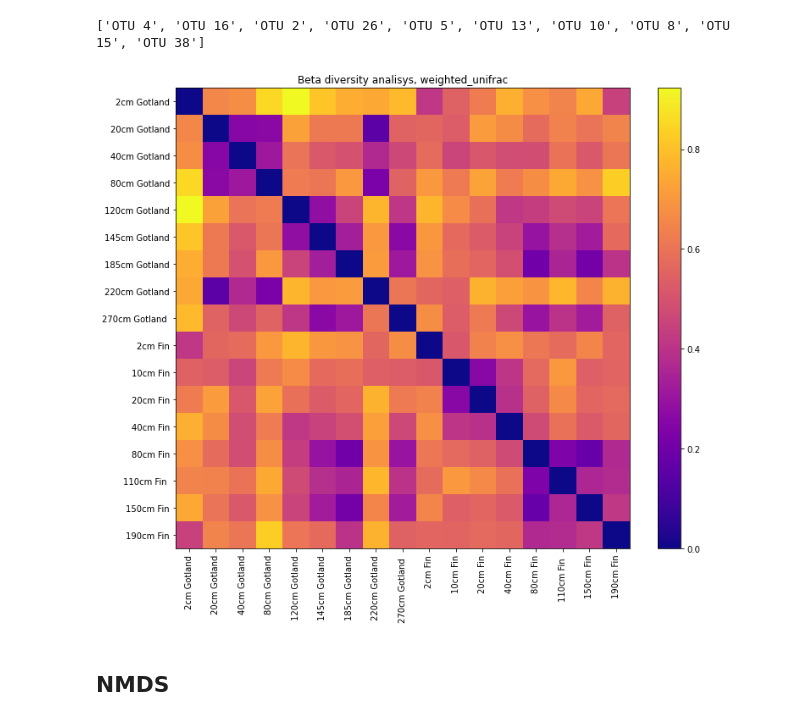
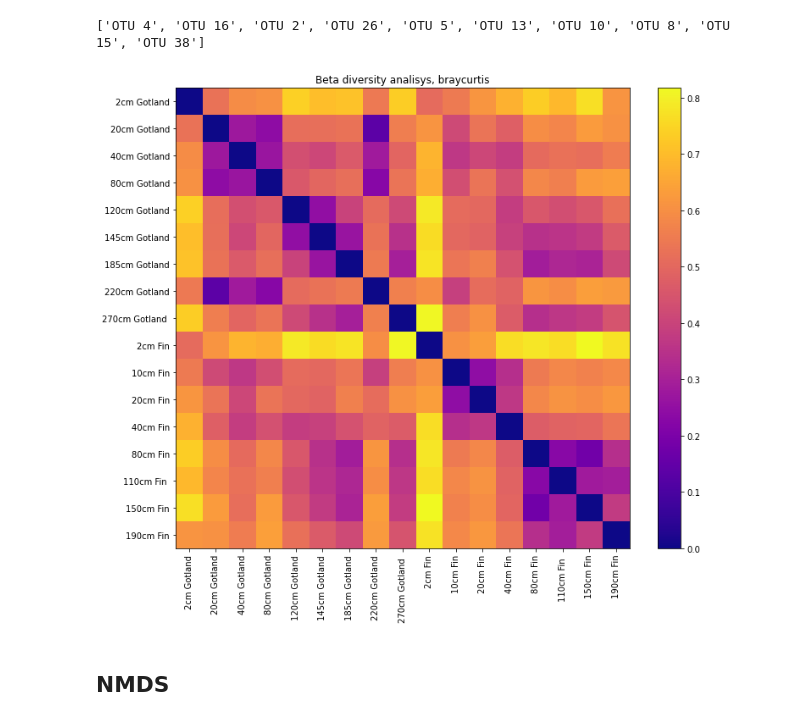
Before and after one commit to kpotoh/valerik, a Jupyter notebook: notebooks/diversity.ipynb, the cells around one changed output. Saved outputs shown, nothing was run; the diff lists cells and outputs as text; code cells hidden in the pictures.

```diff
--- a/notebooks/diversity.ipynb
+++ b/notebooks/diversity.ipynb
@@ -188,18 +215,18 @@ print(otu_names[:10])
 ['OTU 4', 'OTU 16', 'OTU 2', 'OTU 26', 'OTU 5', 'OTU 13', 'OTU 10', 'OTU 8', 'OTU 15', 'OTU 38']
 # %%
 metrics = ["braycurtis", "unweighted_unifrac", "weighted_unifrac"]
-metric = metrics[2]
+metric = metrics[0]
 
 if "unifrac" in metric:
     dm = diversity.beta_diversity(metric, comp_otu, comp_otu.index, otu_ids=otu_names, tree=tree)
 else:
     dm = diversity.beta_diversity(metric, comp_otu, comp_otu.index)
 
 fig = dm.plot("plasma", f"Beta diversity analisys, {metric}")
 fig.set_size_inches((12, 10))
 plt.savefig(f"../figures/beta_{metric}.png")
 # %% [output]
-[figure, old version]
+[figure, new version]
 # %% [markdown]
 ## NMDS
 # %%
```
Also changed, not shown: parts of 12 cells of this notebook, 9 other files.
